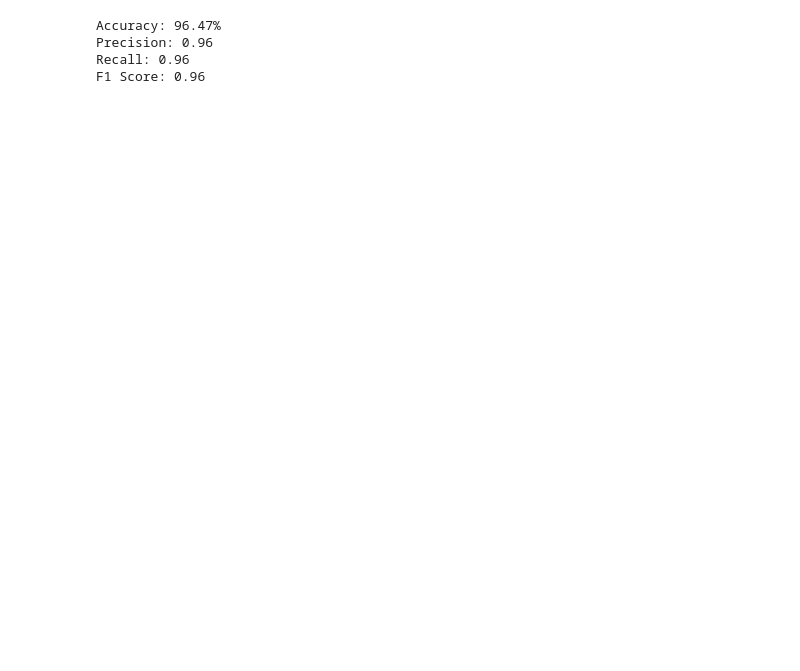
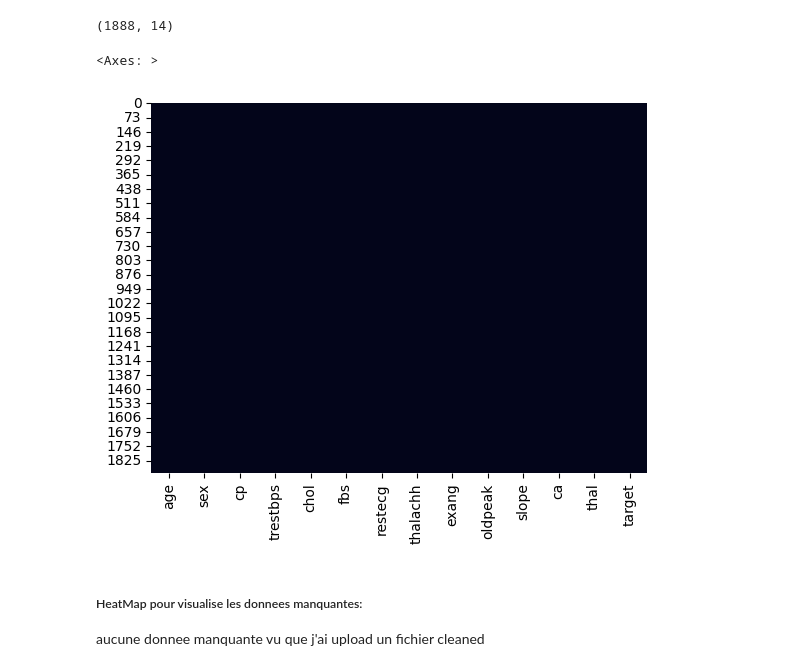
Before and after one commit to youcef-2001/Principal-Component-Analysis, a Jupyter notebook: pca_for_subject.ipynb, the cells around one changed output. Saved outputs shown, nothing was run; the diff lists cells and outputs as text; code cells hidden in the pictures; blank space fills up the shorter version.

Commit message:
heat map pour les donnees NAN

```diff
--- a/pca_for_subject.ipynb
+++ b/pca_for_subject.ipynb
@@ -5,0 +8,19 @@ from sklearn.metrics import accuracy_score, precision_score, recall_score, f1_sc
+# %%
+data = pd.read_csv("cleaned_merged_heart_dataset.csv")
+# %%
+# feature engineering
+
+#print the dataset shape
+
+
+print(data.shape)
+#plot the NaN values with a heatmap
+sns.heatmap(data.isnull(), cbar=False)
+# %% [output]
+(1888, 14)
+<Axes: >
+[figure, added]
+# %% [markdown]
+#####  HeatMap pour visualise les donnees manquantes:
+
+aucune donnee manquante vu que j'ai upload un fichier cleaned
@@ -6,13 +33,4 @@ from sklearn.metrics import accuracy_score, precision_score, recall_score, f1_sc
 # %%
-df = pd.read_csv("cleaned_merged_heart_dataset.csv")
-
-y = df["target"]
-X = df.drop(columns=["target"])
-
-
-X_train, X_test, y_train, y_test = train_test_split(X, y, test_size=0.3, random_state=42)
-
-
 
 cls = RandomForestClassifier(n_estimators=100, random_state=42)
 cls.fit(X_train, y_train)
@@ -30,8 +48,3 @@ print(f"Accuracy: {accuracy * 100:.2f}%")
 print(f"Precision: {precision:.2f}")
 print(f"Recall: {recall:.2f}")
 print(f"F1 Score: {f1:.2f}")
-# %% [output]
-Accuracy: 96.47%
-Precision: 0.96
-Recall: 0.96
-F1 Score: 0.96
```
Also changed, not shown: parts of 2 cells of this notebook.
